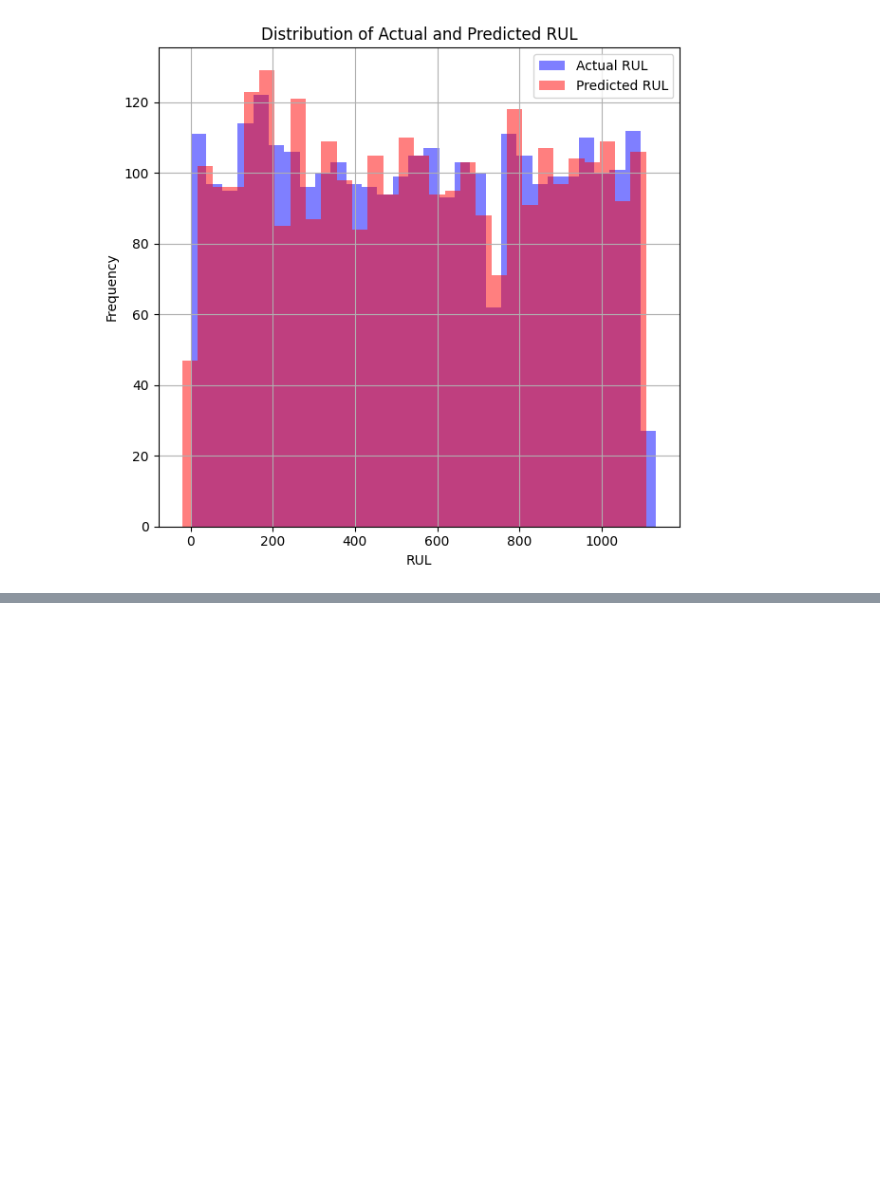
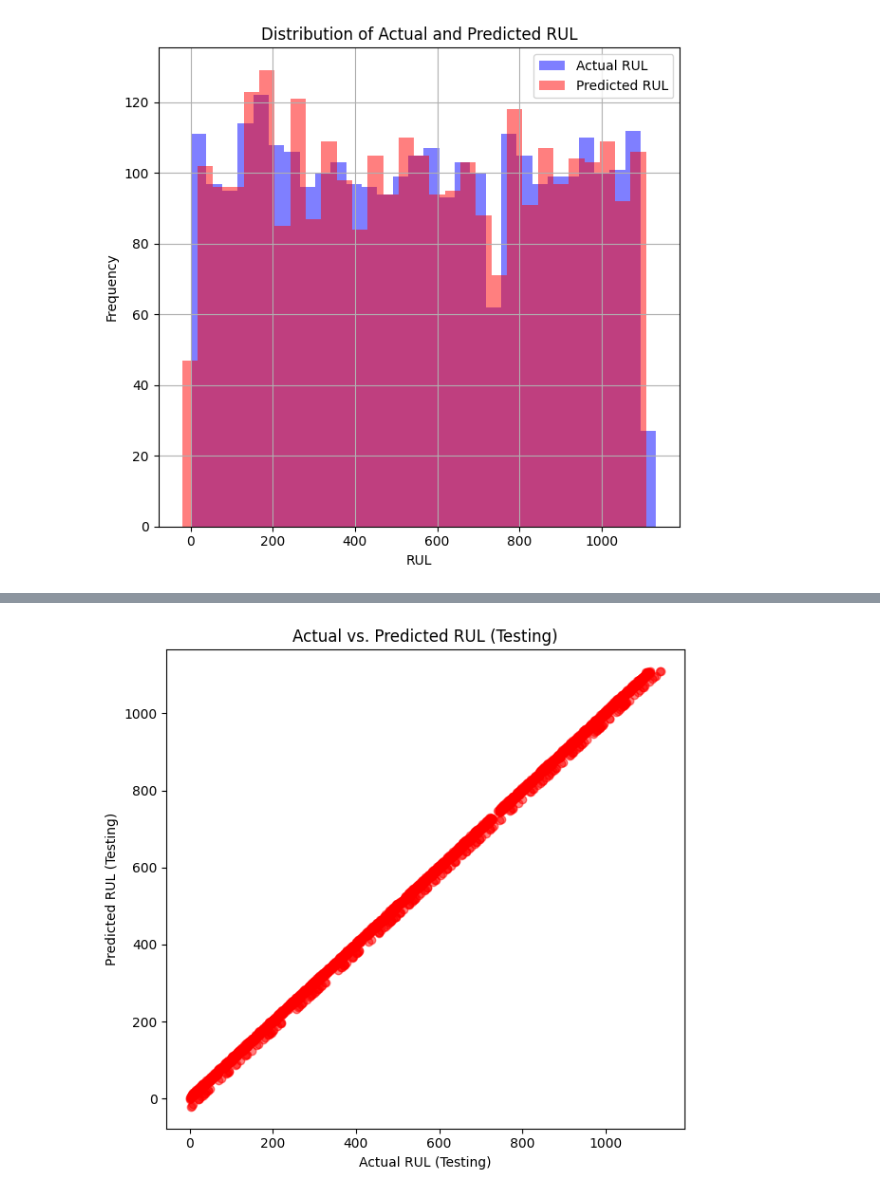
Before and after one commit to Odera2023/Lithium, a Jupyter notebook: Lithium.ipynb, the cells around one changed output, grey strips where cells are left out. Cells and saved outputs as stored; diff of their text form; code cells hidden in the pictures; blank space fills up the shorter version.

```diff
--- a/Lithium.ipynb
+++ b/Lithium.ipynb
@@ -139,0 +171,14 @@ plt.show()
+# %%
+# Visualize testing data with respect to RUL
+plt.figure(figsize=(12, 6))
+# Scatter plot for test data
+plt.subplot(1, 2, 1)
+plt.scatter(y_test, y_test_pred, color='red', alpha=0.5)
+plt.xlabel('Actual RUL (Testing)')
+plt.ylabel('Predicted RUL (Testing)')
+plt.title('Actual vs. Predicted RUL (Testing)')
+
+plt.tight_layout()
+plt.show()
+# %% [output]
+[figure, added]
```
Also changed, not shown: parts of 9 cells of this notebook.
